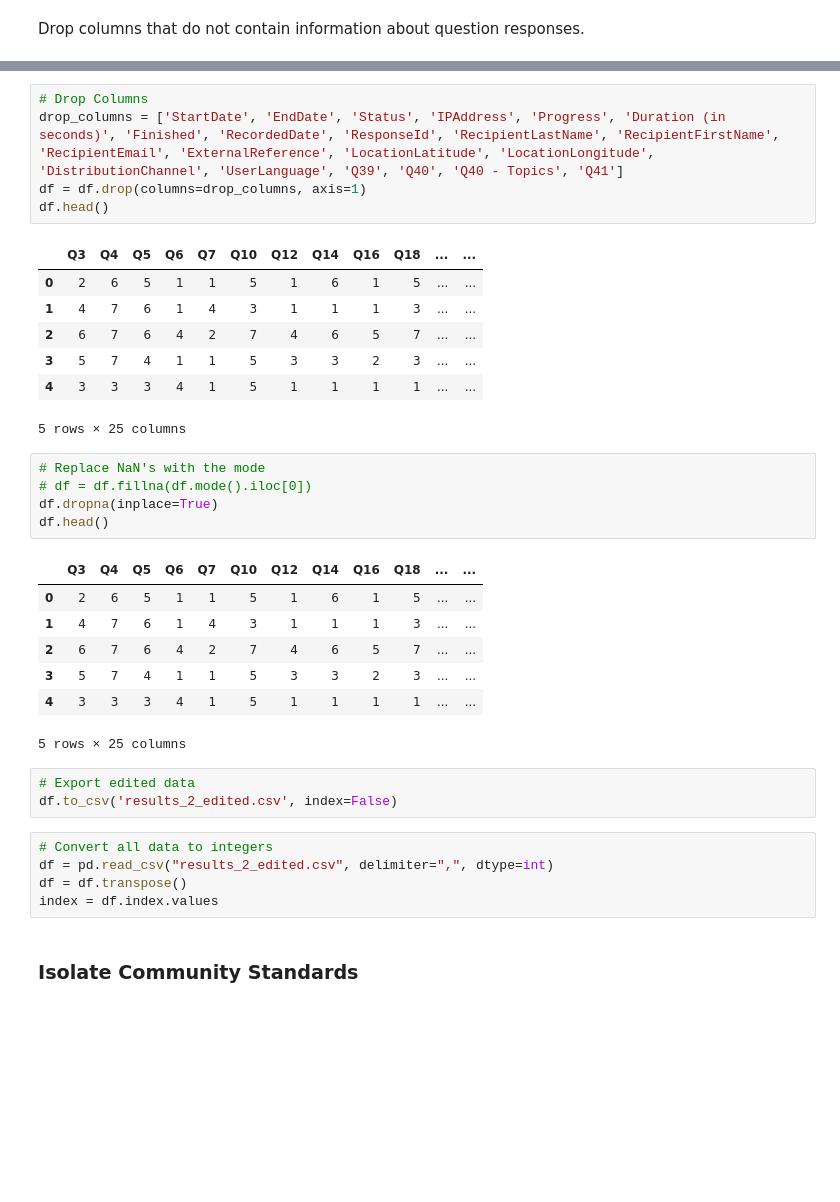
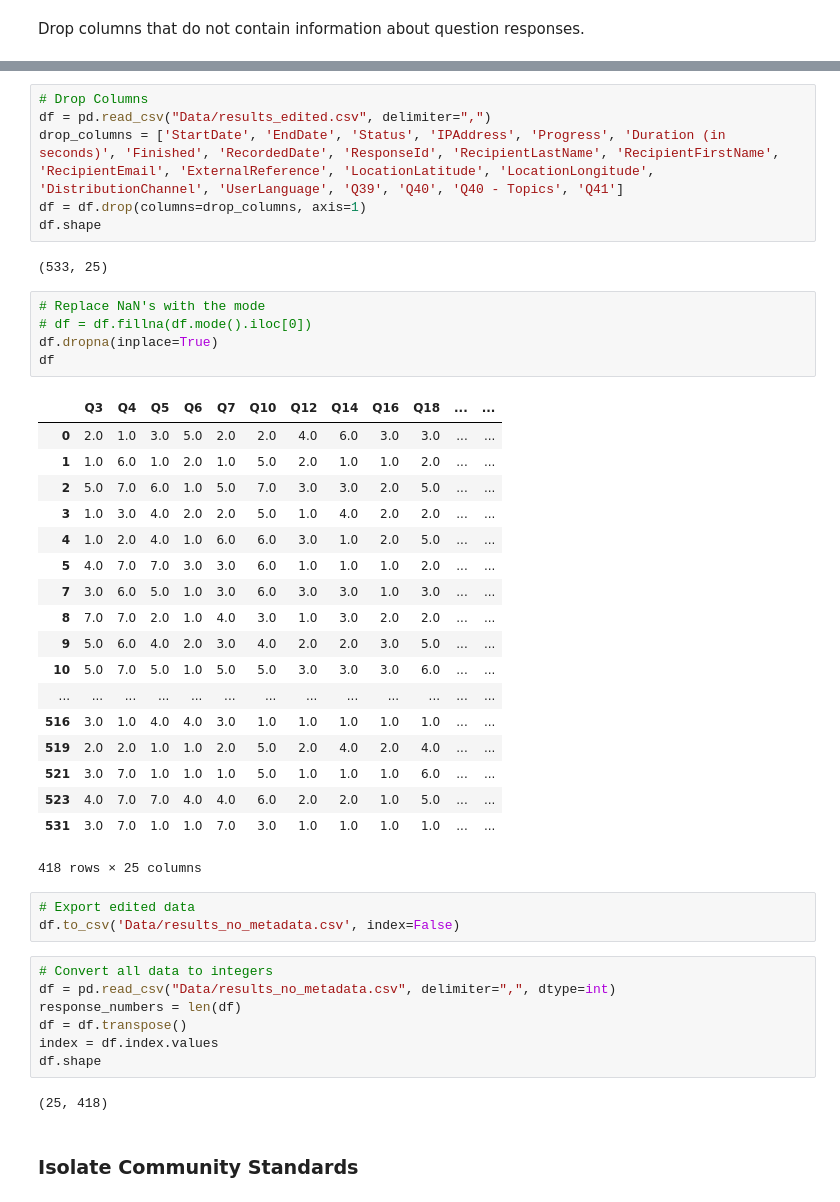
Before and after one commit to jiayang-li/facebook-senior-thesis, a Jupyter notebook: Survey 1 Analysis.ipynb, the cells around one changed output, grey strips where cells are left out. Saved outputs shown, nothing was run; the diff lists cells and outputs as text; blank space fills up the shorter version.

```diff
--- a/Survey 1 Analysis.ipynb
+++ b/Survey 1 Analysis.ipynb
@@ -55,36 +47,46 @@ df.head()
 # %%
 # Drop Columns
+df = pd.read_csv("Data/results_edited.csv", delimiter=",")
 drop_columns = ['StartDate', 'EndDate', 'Status', 'IPAddress', 'Progress', 'Duration (in seconds)', 'Finished', 'RecordedDate', 'ResponseId', 'RecipientLastName', 'RecipientFirstName', 'RecipientEmail', 'ExternalReference', 'LocationLatitude', 'LocationLongitude', 'DistributionChannel', 'UserLanguage', 'Q39', 'Q40', 'Q40 - Topics', 'Q41']
 df = df.drop(columns=drop_columns, axis=1)
-df.head()
+df.shape
 # %% [output]
-|  | Q3 | Q4 | Q5 | Q6 | Q7 | Q10 | Q12 | Q14 | Q16 | Q18 | ... | ... |
-| 0 | 2 | 6 | 5 | 1 | 1 | 5 | 1 | 6 | 1 | 5 | ... | ... |
-| 1 | 4 | 7 | 6 | 1 | 4 | 3 | 1 | 1 | 1 | 3 | ... | ... |
-| 2 | 6 | 7 | 6 | 4 | 2 | 7 | 4 | 6 | 5 | 7 | ... | ... |
-| 3 | 5 | 7 | 4 | 1 | 1 | 5 | 3 | 3 | 2 | 3 | ... | ... |
-| 4 | 3 | 3 | 3 | 4 | 1 | 5 | 1 | 1 | 1 | 1 | ... | ... |
-5 rows × 25 columns
+(533, 25)
 # %%
 # Replace NaN's with the mode
 # df = df.fillna(df.mode().iloc[0])
 df.dropna(inplace=True)
-df.head()
+df
 # %% [output]
 |  | Q3 | Q4 | Q5 | Q6 | Q7 | Q10 | Q12 | Q14 | Q16 | Q18 | ... | ... |
-| 0 | 2 | 6 | 5 | 1 | 1 | 5 | 1 | 6 | 1 | 5 | ... | ... |
-| 1 | 4 | 7 | 6 | 1 | 4 | 3 | 1 | 1 | 1 | 3 | ... | ... |
-| 2 | 6 | 7 | 6 | 4 | 2 | 7 | 4 | 6 | 5 | 7 | ... | ... |
-| 3 | 5 | 7 | 4 | 1 | 1 | 5 | 3 | 3 | 2 | 3 | ... | ... |
-| 4 | 3 | 3 | 3 | 4 | 1 | 5 | 1 | 1 | 1 | 1 | ... | ... |
+| 0 | 2.0 | 1.0 | 3.0 | 5.0 | 2.0 | 2.0 | 4.0 | 6.0 | 3.0 | 3.0 | ... | ... |
+| 1 | 1.0 | 6.0 | 1.0 | 2.0 | 1.0 | 5.0 | 2.0 | 1.0 | 1.0 | 2.0 | ... | ... |
+| 2 | 5.0 | 7.0 | 6.0 | 1.0 | 5.0 | 7.0 | 3.0 | 3.0 | 2.0 | 5.0 | ... | ... |
+| 3 | 1.0 | 3.0 | 4.0 | 2.0 | 2.0 | 5.0 | 1.0 | 4.0 | 2.0 | 2.0 | ... | ... |
+| 4 | 1.0 | 2.0 | 4.0 | 1.0 | 6.0 | 6.0 | 3.0 | 1.0 | 2.0 | 5.0 | ... | ... |
+| 5 | 4.0 | 7.0 | 7.0 | 3.0 | 3.0 | 6.0 | 1.0 | 1.0 | 1.0 | 2.0 | ... | ... |
+| 7 | 3.0 | 6.0 | 5.0 | 1.0 | 3.0 | 6.0 | 3.0 | 3.0 | 1.0 | 3.0 | ... | ... |
+| 8 | 7.0 | 7.0 | 2.0 | 1.0 | 4.0 | 3.0 | 1.0 | 3.0 | 2.0 | 2.0 | ... | ... |
+| 9 | 5.0 | 6.0 | 4.0 | 2.0 | 3.0 | 4.0 | 2.0 | 2.0 | 3.0 | 5.0 | ... | ... |
+| 10 | 5.0 | 7.0 | 5.0 | 1.0 | 5.0 | 5.0 | 3.0 | 3.0 | 3.0 | 6.0 | ... | ... |
+| ... | ... | ... | ... | ... | ... | ... | ... | ... | ... | ... | ... | ... |
+| 516 | 3.0 | 1.0 | 4.0 | 4.0 | 3.0 | 1.0 | 1.0 | 1.0 | 1.0 | 1.0 | ... | ... |
+| 519 | 2.0 | 2.0 | 1.0 | 1.0 | 2.0 | 5.0 | 2.0 | 4.0 | 2.0 | 4.0 | ... | ... |
+| 521 | 3.0 | 7.0 | 1.0 | 1.0 | 1.0 | 5.0 | 1.0 | 1.0 | 1.0 | 6.0 | ... | ... |
+| 523 | 4.0 | 7.0 | 7.0 | 4.0 | 4.0 | 6.0 | 2.0 | 2.0 | 1.0 | 5.0 | ... | ... |
+| 531 | 3.0 | 7.0 | 1.0 | 1.0 | 7.0 | 3.0 | 1.0 | 1.0 | 1.0 | 1.0 | ... | ... |
-5 rows × 25 columns
+418 rows × 25 columns
 # %%
 # Export edited data
-df.to_csv('results_2_edited.csv', index=False)
+df.to_csv('Data/results_no_metadata.csv', index=False)
 # %%
 # Convert all data to integers
-df = pd.read_csv("results_2_edited.csv", delimiter=",", dtype=int)
+df = pd.read_csv("Data/results_no_metadata.csv", delimiter=",", dtype=int)
+response_numbers = len(df)
 df = df.transpose()
 index = df.index.values
+df.shape
+# %% [output]
+(25, 418)
 # %% [markdown]
 ### Isolate Community Standards
```
Also changed, not shown: parts of 18 cells of this notebook, 21 other files.
